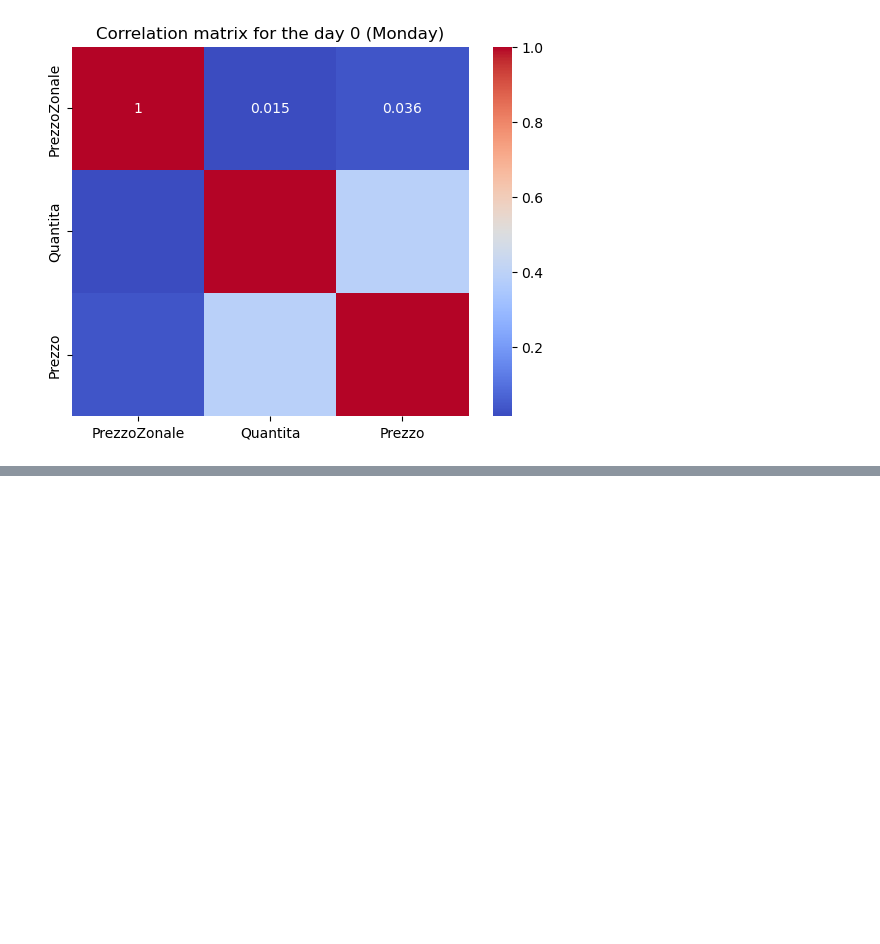
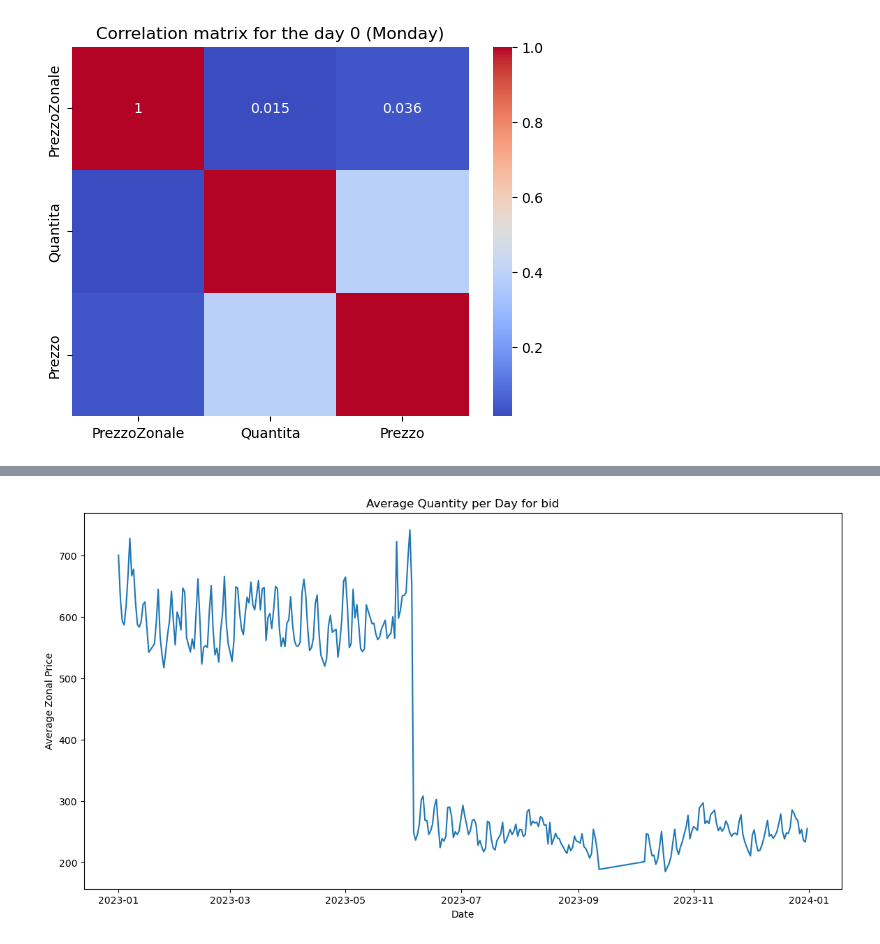
Before and after one commit to bmarci99/Applied-Statistics-Project, a Jupyter notebook: OffertaDomanda_exploration.ipynb, the cells around one changed output, grey strips where cells are left out. Drawn from its saved outputs; the diff is of its cells as text; code cells hidden in the pictures; blank space fills up the shorter version.

```diff
--- a/OffertaDomanda_exploration.ipynb
+++ b/OffertaDomanda_exploration.ipynb
@@ -359,0 +379,16 @@ fig.show()
+# %%
+# avarage quantity per day
+df_bid['day'] = df_bid['data_ora'].dt.date
+
+# average zonal price for each day in the temporary DataFrame
+average_quantity_per_day = df_bid.groupby('day')['Quantita'].mean().reset_index()
+
+# Plot the average zonal price for each day
+plt.figure(figsize=(14, 7))
+sns.lineplot(x='day', y='Quantita', data=average_quantity_per_day)
+plt.title('Average Quantity per Day for bid')
+plt.xlabel('Date')
+plt.ylabel('Average Zonal Price')
+plt.show()
+# %% [output]
+[figure, added]
```
Also changed, not shown: parts of 14 cells of this notebook, 1 other file.
